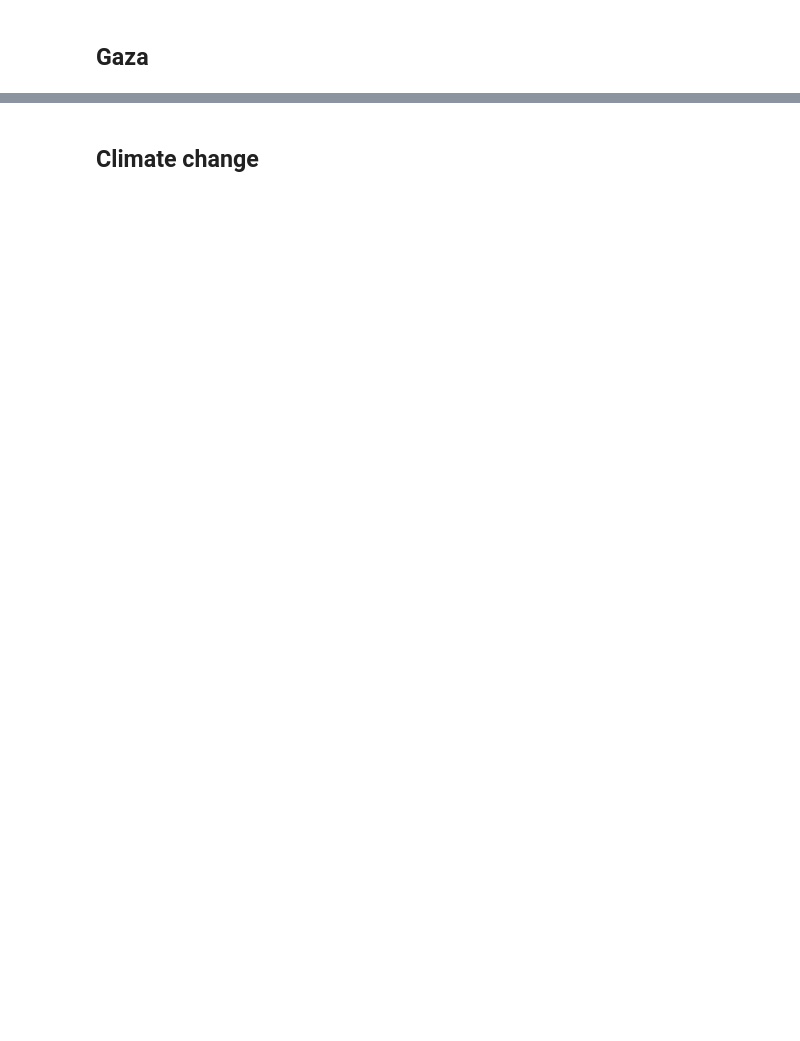
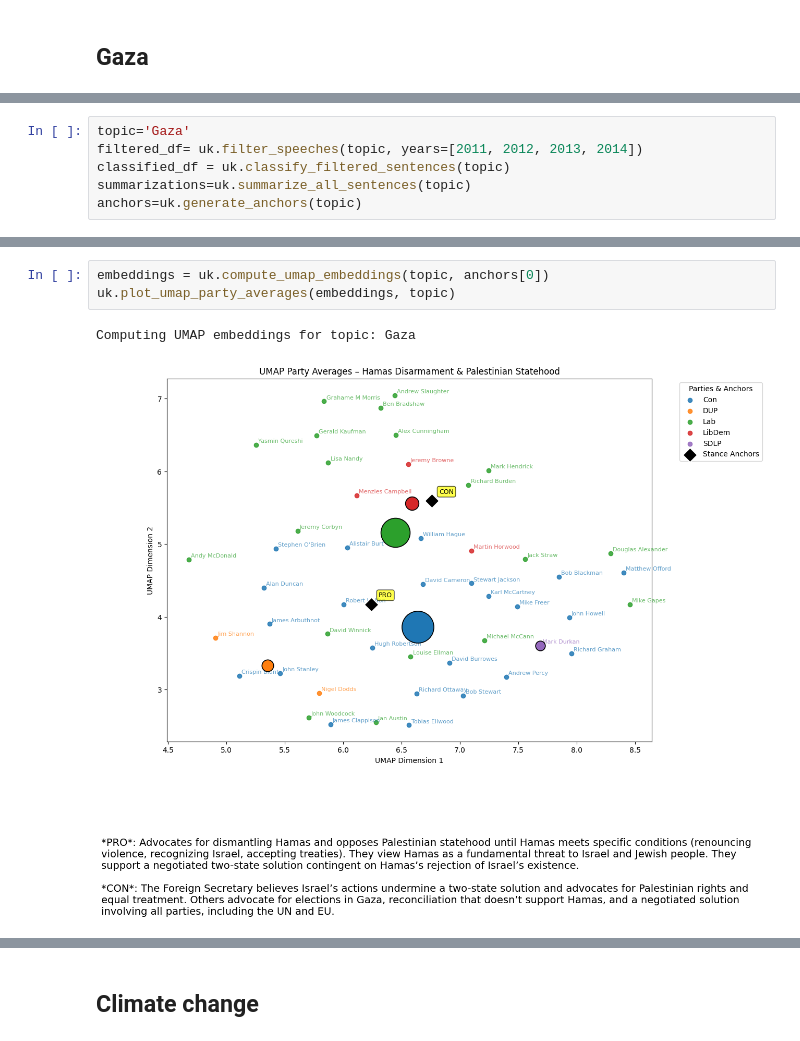
Before and after one commit to fedefraschio/stance-detection-uk-parliament, a Jupyter notebook: notebooks/02_preprocessing.ipynb, the cells around one changed output, grey strips where cells are left out. Drawn from its saved outputs; the diff is of its cells as text; blank space fills up the shorter version.

```diff
--- a/notebooks/02_preprocessing.ipynb
+++ b/notebooks/02_preprocessing.ipynb
@@ -646,0 +254,6 @@ Average ROUGE Scores:
+# %%
+topic='Gaza'
+filtered_df= uk.filter_speeches(topic, years=[2011, 2012, 2013, 2014])
+classified_df = uk.classify_filtered_sentences(topic)
+summarizations=uk.summarize_all_sentences(topic)
+anchors=uk.generate_anchors(topic)
@@ -646,0 +285,6 @@ Average ROUGE Scores:
+# %%
+embeddings = uk.compute_umap_embeddings(topic, anchors[0])
+uk.plot_umap_party_averages(embeddings, topic)
+# %% [output]
+Computing UMAP embeddings for topic: Gaza
+[figure, added]
```
Also changed, not shown: parts of 46 cells of this notebook, 2 other files.
